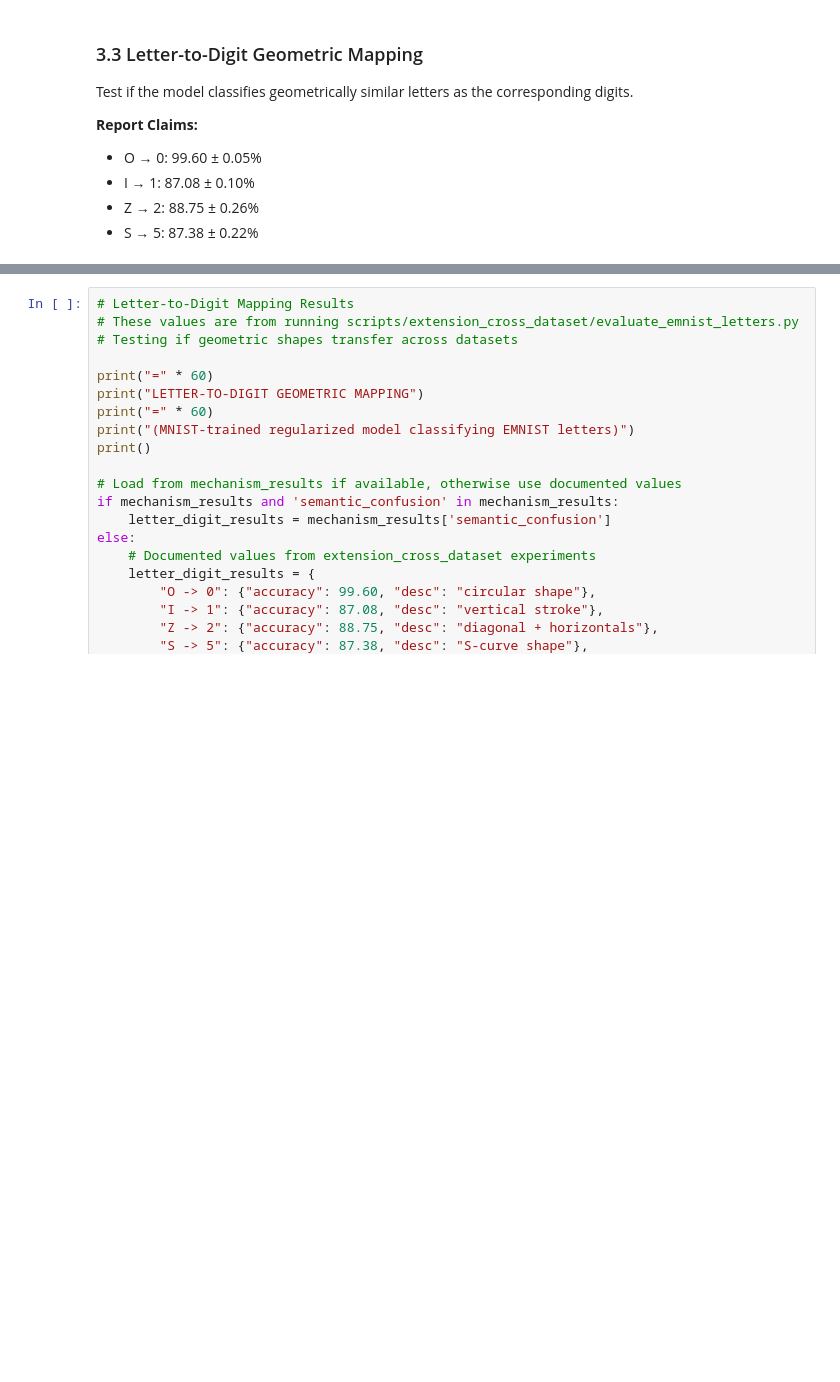
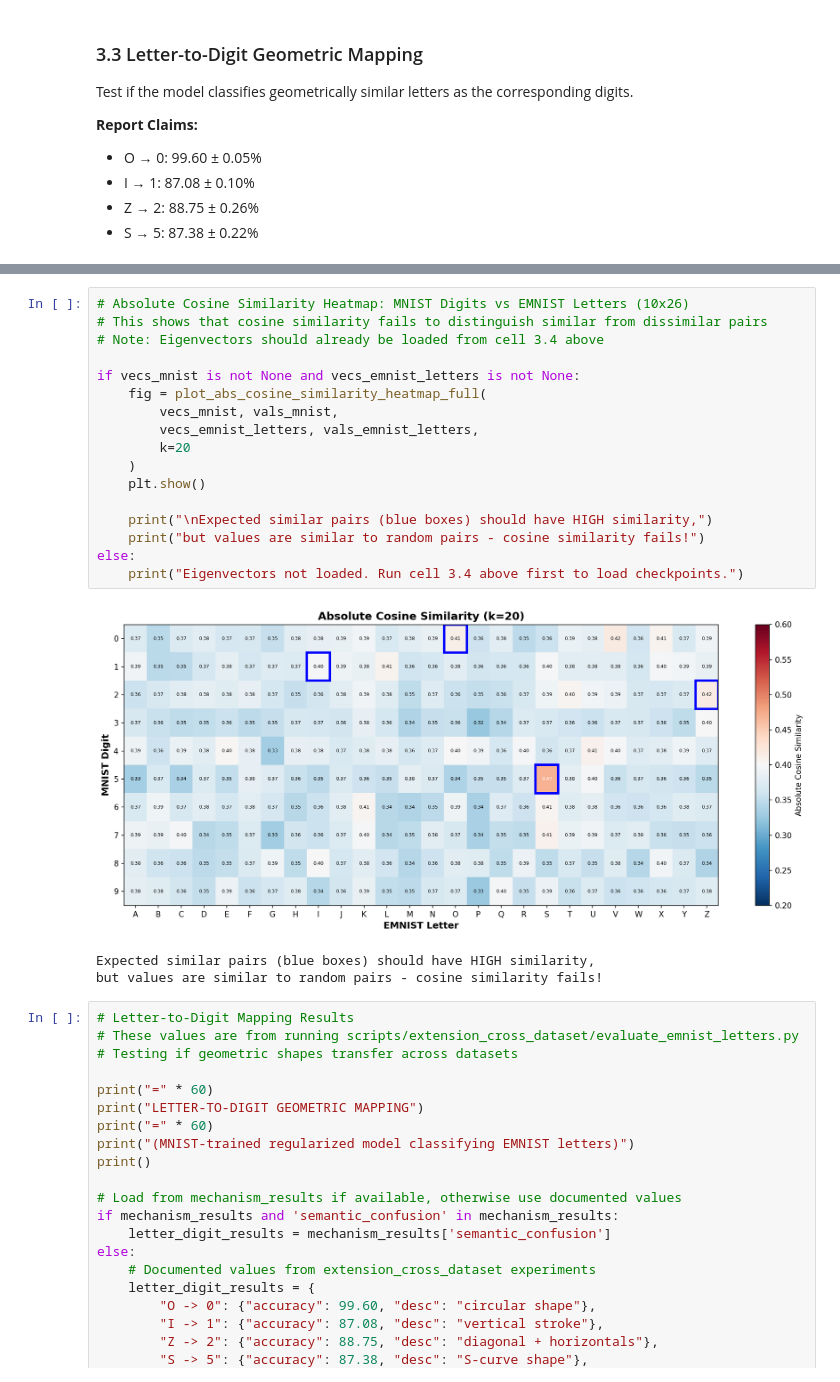
Before and after one commit to erlichon/UvA_FACT_2025, a Jupyter notebook: notebooks/03a_extension_cross_dataset_robustness.ipynb, the cells around one changed output, grey strips where cells are left out. Drawn from its saved outputs; the diff is of its cells as text; blank space fills up the shorter version.

```diff
--- a/notebooks/03a_extension_cross_dataset_robustness.ipynb
+++ b/notebooks/03a_extension_cross_dataset_robustness.ipynb
@@ -342,3 +423,24 @@ Test if the model classifies geometrically similar letters as the corresponding
+# %%
+# Absolute Cosine Similarity Heatmap: MNIST Digits vs EMNIST Letters (10x26)
+# This shows that cosine similarity fails to distinguish similar from dissimilar pairs
+# Note: Eigenvectors should already be loaded from cell 3.4 above
+
+if vecs_mnist is not None and vecs_emnist_letters is not None:
+    fig = plot_abs_cosine_similarity_heatmap_full(
+        vecs_mnist, vals_mnist,
+        vecs_emnist_letters, vals_emnist_letters,
+        k=20
+    )
+    plt.show()
+
+    print("\nExpected similar pairs (blue boxes) should have HIGH similarity,")
+    print("but values are similar to random pairs - cosine similarity fails!")
+else:
+    print("Eigenvectors not loaded. Run cell 3.4 above first to load checkpoints.")
+# %% [output]
+[figure, added]
+Expected similar pairs (blue boxes) should have HIGH similarity,
+but values are similar to random pairs - cosine similarity fails!
 # %%
 # Letter-to-Digit Mapping Results
 # These values are from running scripts/extension_cross_dataset/evaluate_emnist_letters.py
```
Also changed, not shown: parts of 18 cells of this notebook, 2 other files.
